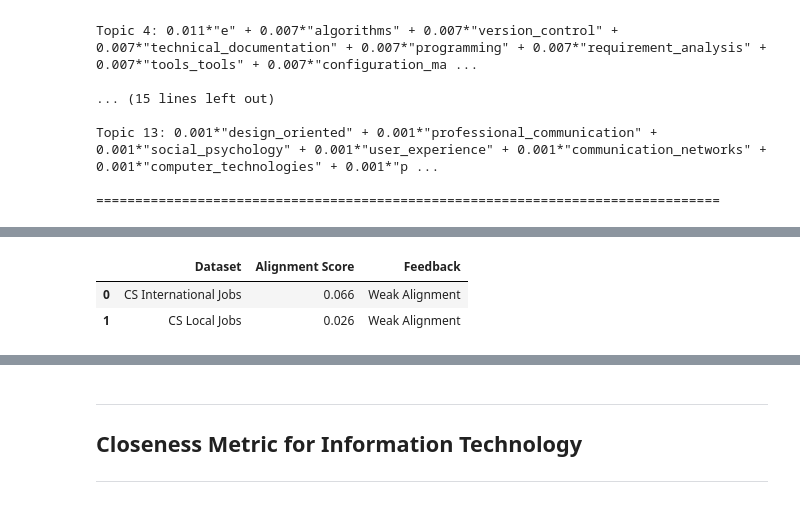
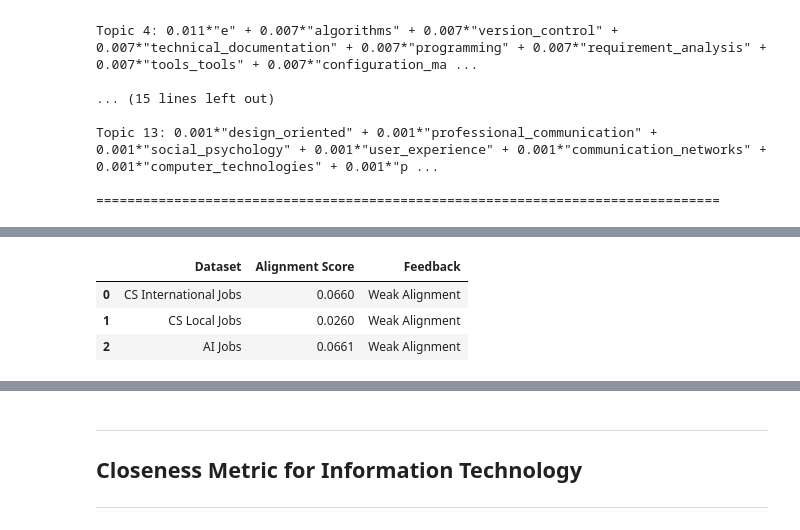
Before and after one commit to dingding1707/final-year-research-project, a Jupyter notebook: notebooks/closeness-metric.ipynb, the cells around one changed output, grey strips where cells are left out. Drawn from its saved outputs; the diff is of its cells as text; code cells hidden in the pictures.

```diff
--- a/notebooks/closeness-metric.ipynb
+++ b/notebooks/closeness-metric.ipynb
@@ -29,7 +34,8 @@ for path in [
     CS_COURSE_PATH, IT_COURSE_PATH,
     CS_LOCAL_JOBS_PATH, CS_INTL_JOBS_PATH,
     IT_LOCAL_JOBS_PATH, IT_INTL_JOBS_PATH,
-    UNRELATED_JOBS_PATH
+    UNRELATED_JOBS_PATH,
+    AI_JOBS_PATH
 ]:
     if not path.exists():
         raise FileNotFoundError(f"{path} not found.")
@@ -44,23 +50,21 @@ it_local_df = pd.read_json(IT_LOCAL_JOBS_PATH, lines=True)
 it_intl_df = pd.read_json(IT_INTL_JOBS_PATH, lines=True)
 
 unrelated_df = pd.read_json(UNRELATED_JOBS_PATH, lines=True)
+ai_df = pd.read_json(AI_JOBS_PATH, lines=True)
 # %%
 # Data Preparation
 
-# Function to normalize multi-word skills by replacing spaces with underscores
 def normalize_multiword_skills(skills):
     if not isinstance(skills, list):
         return []
     return [str(skill).strip().replace(" ", "_") for skill in skills if str(skill).strip()]
 
-# Function to remove thematic area names from skill lists
 def clean_tokens(tokens):
     return [
         t for t in tokens
         if t not in {"computer_science", "information_technology"}
     ]
 
-# Function to apply normalization and cleaning
 def prepare_texts(df):
     df = df.copy()
     df["skills"] = df["skills"].apply(normalize_multiword_skills)
@@ -79,18 +83,16 @@ it_local_texts = prepare_texts(it_local_df)
 it_intl_texts = prepare_texts(it_intl_df)
 
 unrelated_texts = prepare_texts(unrelated_df)
+ai_texts = prepare_texts(ai_df)
 
-# Check Sizes
 print("CS Courses:", len(cs_course_texts))
 print("IT Courses:", len(it_course_texts))
-
 print("CS Local Jobs:", len(cs_local_texts))
 print("CS International Jobs:", len(cs_intl_texts))
-
 print("IT Local Jobs:", len(it_local_texts))
 print("IT International Jobs:", len(it_intl_texts))
-
 print("Unrelated Jobs:", len(unrelated_texts))
+print("AI Jobs:", len(ai_texts))
 # %% [output]
 CS Courses: 35
 IT Courses: 29
@@ -173,7 +176,7 @@ def compute_closeness(texts, topic_word_probs):
         "best_topics": best_topics
     }
 # %%
-def compute_alignment_metric(course_results, intl_results, local_results, unrelated_results):
+def compute_alignment_metric(course_results, intl_results, local_results, unrelated_results, ai_results=None):
     course_closeness = course_results["closeness"]
     intl_closeness = intl_results["closeness"]
     local_closeness = local_results["closeness"]
@@ -181,8 +184,12 @@ def compute_alignment_metric(course_results, intl_results, local_results, unrela
 
     intl_alignment_score = (intl_closeness - unrelated_closeness) / (course_closeness - unrelated_closeness) if (course_closeness - unrelated_closeness) != 0 else 0.0
     local_alignment_score = (local_closeness - unrelated_closeness) / (course_closeness - unrelated_closeness) if (course_closeness - unrelated_closeness) != 0 else 0.0
+    ai_alignment_score = None
+    if ai_results is not None:
+        ai_closeness = ai_results["closeness"]
+        ai_alignment_score = (ai_closeness - unrelated_closeness) / (course_closeness - unrelated_closeness) if (course_closeness - unrelated_closeness) != 0 else 0.0
 
-    return intl_alignment_score, local_alignment_score
+    return intl_alignment_score, local_alignment_score, ai_alignment_score
 # %% [markdown]
 ---
 # Closeness Metric for Computer Science
@@ -224,11 +230,12 @@ cs_course_results = compute_closeness(cs_course_texts, cs_topic_word_probs)
 cs_local_results = compute_closeness(cs_local_texts, cs_topic_word_probs)
 cs_intl_results = compute_closeness(cs_intl_texts, cs_topic_word_probs)
 cs_ru_results = compute_closeness(unrelated_texts, cs_topic_word_probs)
+ai_results = compute_closeness(ai_texts, cs_topic_word_probs)
 
 # Final Alignment Scores
-cs_intl_alignment, cs_local_alignment = compute_alignment_metric(
-    cs_course_results, cs_intl_results, cs_local_results, cs_ru_results
-)
+cs_intl_alignment, cs_local_alignment, ai_alignment = compute_alignment_metric(
+    cs_course_results, cs_intl_results, cs_local_results, cs_ru_results, ai_results
+ )
 # %%
 # Results Compilation
 cs_results_df = pd.DataFrame([
@@ -249,16 +258,18 @@ cs_results_df
 # %%
 # Final Alignment Scores
 alignment_df = pd.DataFrame([
     {"Dataset": "CS International Jobs", "Alignment Score": cs_intl_alignment, "Feedback": "Strong Alignment" if cs_intl_alignment > 0.7 else "Moderate Alignment" if cs_intl_alignment > 0.4 else "Weak Alignment"},
-    {"Dataset": "CS Local Jobs", "Alignment Score": cs_local_alignment, "Feedback": "Strong Alignment" if cs_local_alignment > 0.7 else "Moderate Alignment" if cs_local_alignment > 0.4 else "Weak Alignment"}
-])
+    {"Dataset": "CS Local Jobs", "Alignment Score": cs_local_alignment, "Feedback": "Strong Alignment" if cs_local_alignment > 0.7 else "Moderate Alignment" if cs_local_alignment > 0.4 else "Weak Alignment"},
+    {"Dataset": "AI Jobs", "Alignment Score": ai_alignment, "Feedback": "Strong Alignment" if ai_alignment is not None and ai_alignment > 0.7 else "Moderate Alignment" if ai_alignment is not None and ai_alignment > 0.4 else "Weak Alignment" if ai_alignment is not None else "N/A"}
+ ])
 
 alignment_df["Alignment Score"] = alignment_df["Alignment Score"].round(4)
 alignment_df
 # %% [output]
 |  | Dataset | Alignment Score | Feedback |
-| 0 | CS International Jobs | 0.066 | Weak Alignment |
-| 1 | CS Local Jobs | 0.026 | Weak Alignment |
+| 0 | CS International Jobs | 0.0660 | Weak Alignment |
+| 1 | CS Local Jobs | 0.0260 | Weak Alignment |
+| 2 | AI Jobs | 0.0661 | Weak Alignment |
 # %%
 # Bar Chart Visualization
 plt.figure(figsize=(8, 5))
```
Also changed, not shown: parts of 6 cells of this notebook, 1 other file.
